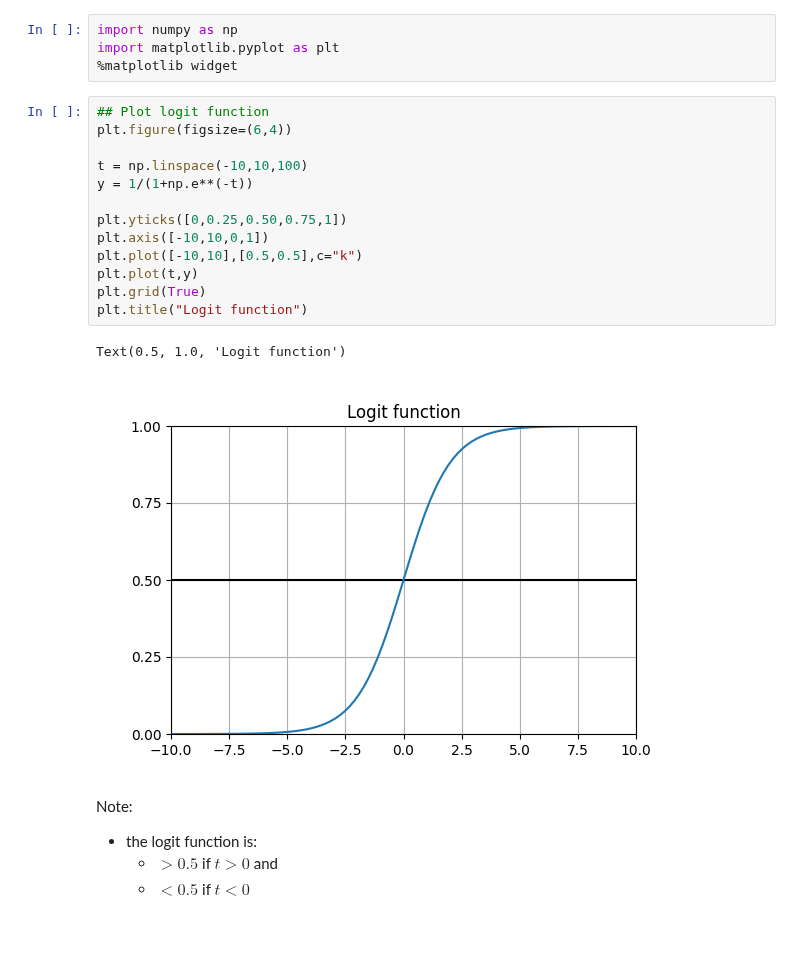
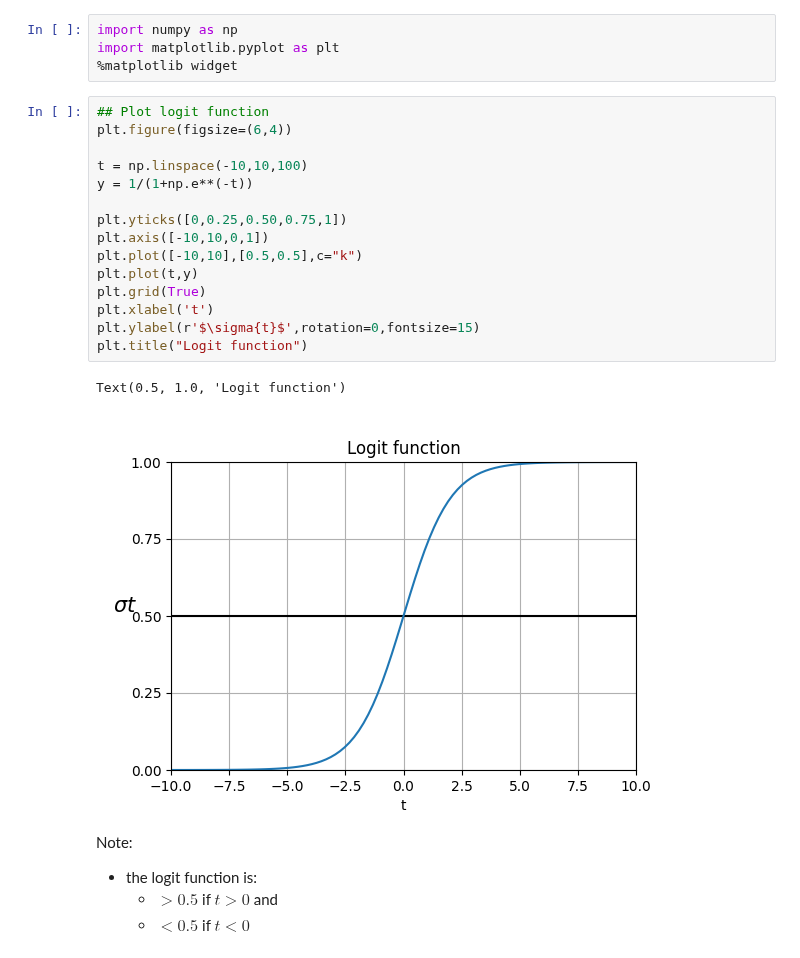
Before and after one commit to ArunNegi112/Machine_Learning, a Jupyter notebook: 5_Logistic_Regression/1_Logistic_reg.ipynb, the cells around one changed output. Drawn from its saved outputs; the diff is of its cells as text.

```diff
--- a/5_Logistic_Regression/1_Logistic_reg.ipynb
+++ b/5_Logistic_Regression/1_Logistic_reg.ipynb
@@ -19,19 +19,21 @@ import matplotlib.pyplot as plt
 # %%
 ## Plot logit function
 plt.figure(figsize=(6,4))
 
 t = np.linspace(-10,10,100)
 y = 1/(1+np.e**(-t))
 
 plt.yticks([0,0.25,0.50,0.75,1])
 plt.axis([-10,10,0,1])
 plt.plot([-10,10],[0.5,0.5],c="k")
 plt.plot(t,y)
 plt.grid(True)
+plt.xlabel('t')
+plt.ylabel(r'$\sigma{t}$',rotation=0,fontsize=15)
 plt.title("Logit function")
 # %% [output]
 Text(0.5, 1.0, 'Logit function')
-[figure, old version]
+[figure, new version]
 # %% [markdown]
 Note:
 - the logit function is:
```
